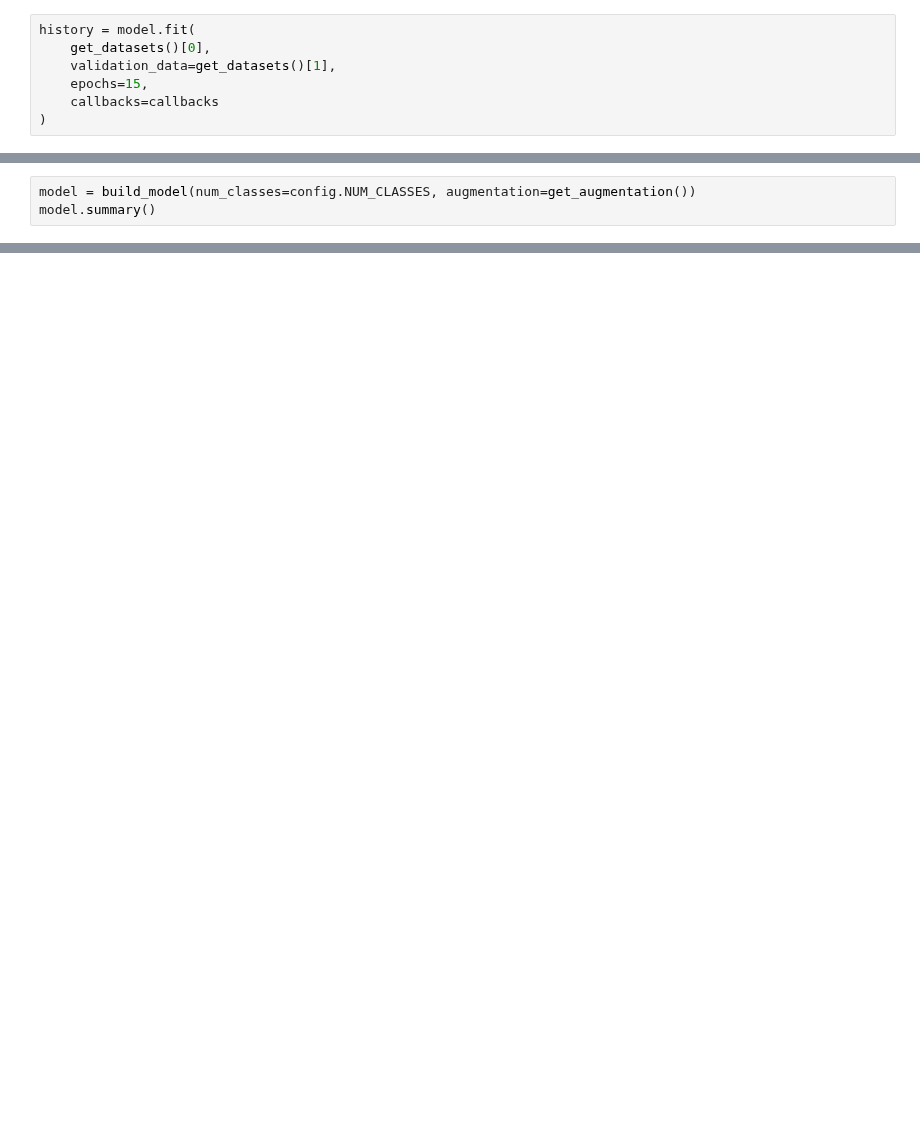
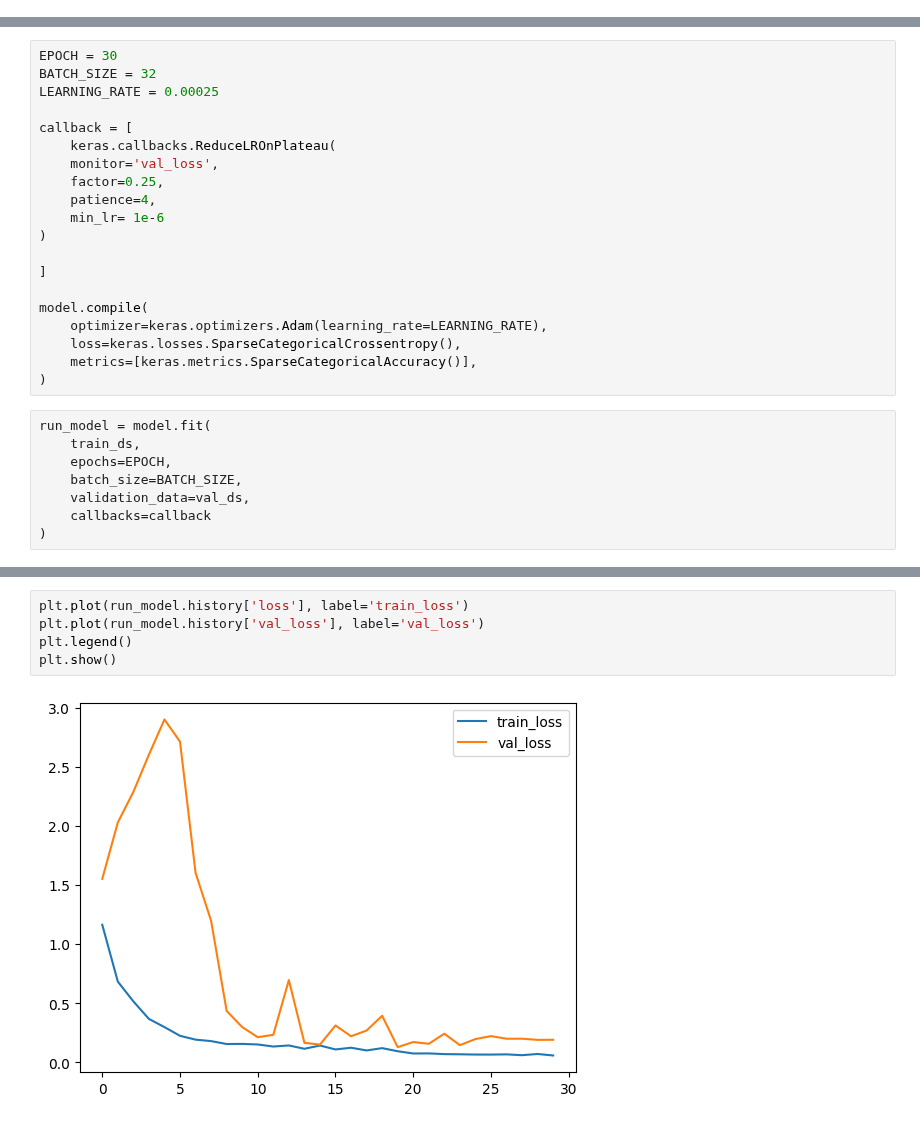
Before and after one commit to Auswahlenn/CSC3109-Machine-Learning, a Jupyter notebook: models/custom_cnn/custom_cnn.ipynb, the cells around one changed output, grey strips where cells are left out. Saved outputs shown, nothing was run; the diff lists cells and outputs as text; blank space fills up the shorter version.

```diff
--- a/models/custom_cnn/custom_cnn.ipynb
+++ b/models/custom_cnn/custom_cnn.ipynb
@@ -99,7 +174,0 @@ callbacks = [
-# %%
-history = model.fit(
-    get_datasets()[0],
-    validation_data=get_datasets()[1],
-    epochs=15,
-    callbacks=callbacks
-)
@@ -163,3 +174,0 @@ def build_model(num_classes: int, augmentation: keras.Sequential) -> keras.Model
-# %%
-model = build_model(num_classes=config.NUM_CLASSES, augmentation=get_augmentation())
-model.summary()
@@ -230,0 +175,28 @@ Epoch 27/30
+# %%
+EPOCH = 30
+BATCH_SIZE = 32
+LEARNING_RATE = 0.00025
+
+callback = [
+    keras.callbacks.ReduceLROnPlateau(
+    monitor='val_loss',
+    factor=0.25,
+    patience=4,
+    min_lr= 1e-6
+)
+
+]
+
+model.compile(
+    optimizer=keras.optimizers.Adam(learning_rate=LEARNING_RATE),
+    loss=keras.losses.SparseCategoricalCrossentropy(),
+    metrics=[keras.metrics.SparseCategoricalAccuracy()],
+)
+# %%
+run_model = model.fit(
+    train_ds,
+    epochs=EPOCH,
+    batch_size=BATCH_SIZE,
+    validation_data=val_ds,
+    callbacks=callback
+)
@@ -230,0 +221,7 @@ Epoch 27/30
+# %%
+plt.plot(run_model.history['loss'], label='train_loss')
+plt.plot(run_model.history['val_loss'], label='val_loss')
+plt.legend()
+plt.show()
+# %% [output]
+[figure, added]
```
Also changed, not shown: parts of 27 cells of this notebook, 31 other files.
